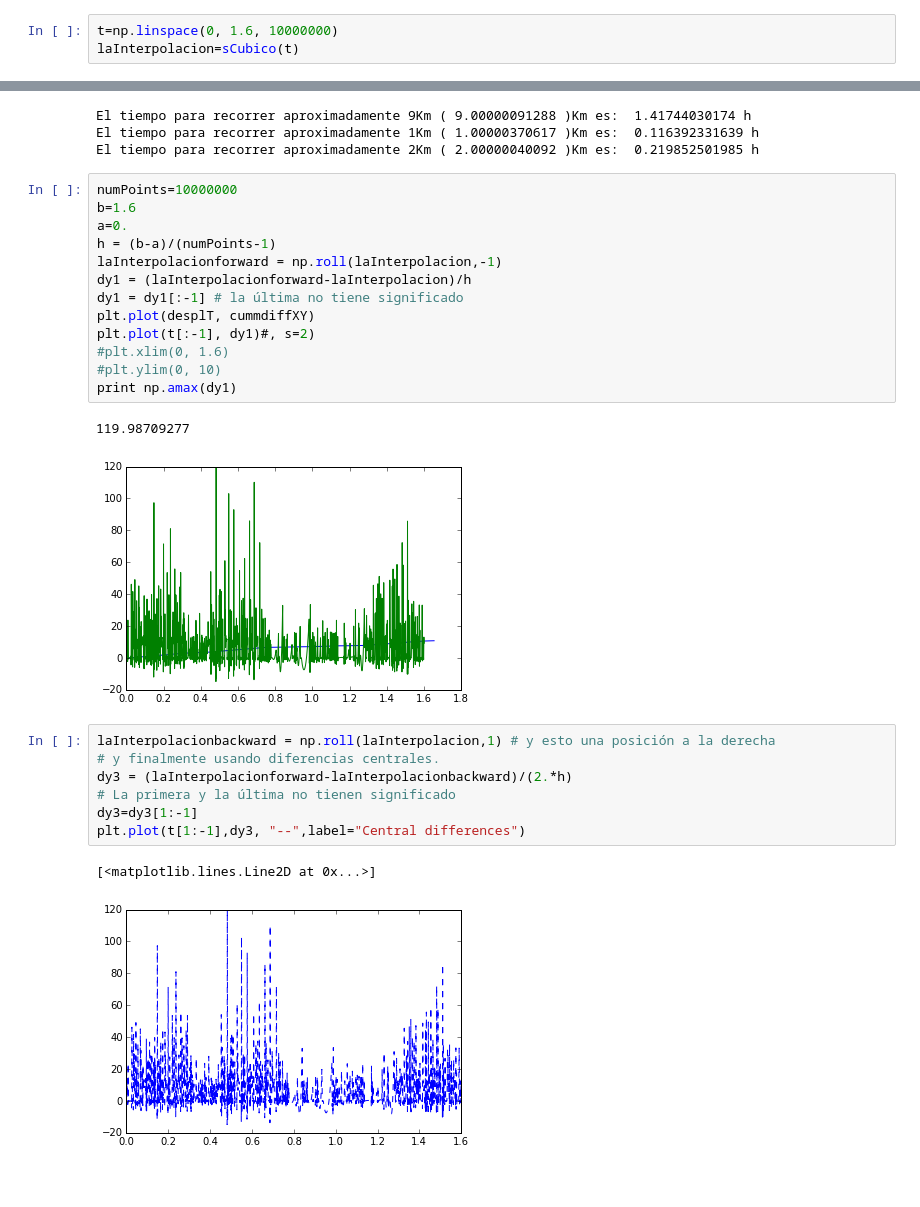
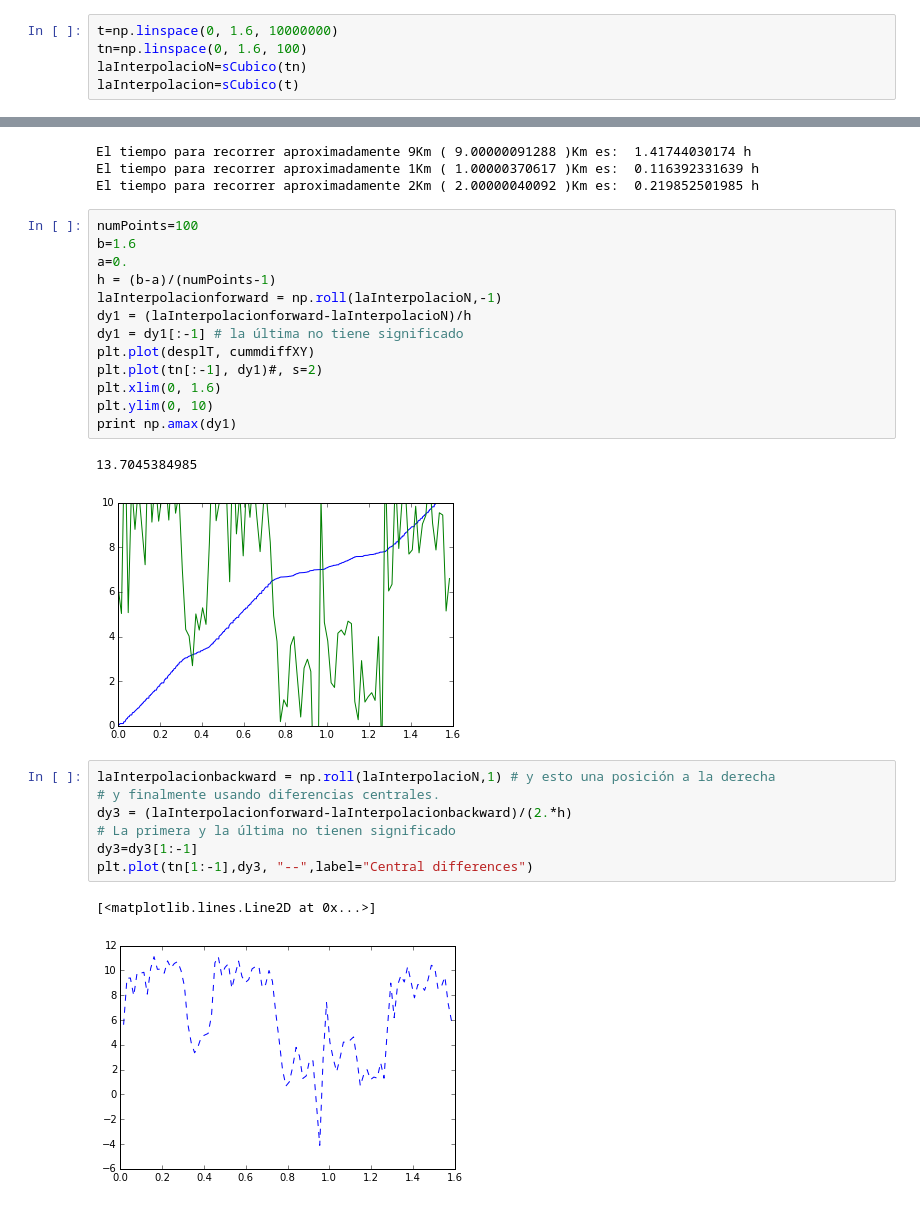
Before and after one commit to dforero0896/MC, a Jupyter notebook: Talleres/Taller6/Taller_6.ipynb, the cells around one changed output, grey strips where cells are left out. Drawn from its saved outputs; the diff is of its cells as text.

```diff
--- a/Talleres/Taller6/Taller_6.ipynb
+++ b/Talleres/Taller6/Taller_6.ipynb
@@ -84,6 +84,8 @@ La distancia total recorrida será entonces:  10.7776513037 Km
 sCubico=scipy.interpolate.interp1d(desplT, cummdiffXY, kind="cubic")
 # %%
 t=np.linspace(0, 1.6, 10000000)
+tn=np.linspace(0, 1.6, 100)
+laInterpolacioN=sCubico(tn)
 laInterpolacion=sCubico(t)
 # %%
 pos9=np.where(laInterpolacion>9)[0][0]
@@ -97,28 +99,28 @@ El tiempo para recorrer aproximadamente 9Km ( 9.00000091288 )Km es:  1.417440301
 El tiempo para recorrer aproximadamente 1Km ( 1.00000370617 )Km es:  0.116392331639 h
 El tiempo para recorrer aproximadamente 2Km ( 2.00000040092 )Km es:  0.219852501985 h
 # %%
-numPoints=10000000
+numPoints=100
 b=1.6
 a=0.
 h = (b-a)/(numPoints-1)
-laInterpolacionforward = np.roll(laInterpolacion,-1)
-dy1 = (laInterpolacionforward-laInterpolacion)/h
+laInterpolacionforward = np.roll(laInterpolacioN,-1)
+dy1 = (laInterpolacionforward-laInterpolacioN)/h
 dy1 = dy1[:-1] # la última no tiene significado
 plt.plot(desplT, cummdiffXY)
-plt.plot(t[:-1], dy1)#, s=2)
-#plt.xlim(0, 1.6)
-#plt.ylim(0, 10)
+plt.plot(tn[:-1], dy1)#, s=2)
+plt.xlim(0, 1.6)
+plt.ylim(0, 10)
 print np.amax(dy1)
 # %% [output]
-119.98709277
+13.7045384985
-[figure, old version]
+[figure, new version]
 # %%
-laInterpolacionbackward = np.roll(laInterpolacion,1) # y esto una posición a la derecha
+laInterpolacionbackward = np.roll(laInterpolacioN,1) # y esto una posición a la derecha
 # y finalmente usando diferencias centrales.
 dy3 = (laInterpolacionforward-laInterpolacionbackward)/(2.*h)
 # La primera y la última no tienen significado
 dy3=dy3[1:-1]
-plt.plot(t[1:-1],dy3, "--",label="Central differences")
+plt.plot(tn[1:-1],dy3, "--",label="Central differences")
 # %% [output]
 [<matplotlib.lines.Line2D at 0x...>]
-[figure, old version]
+[figure, new version]
```
Also changed, not shown: parts of 2 cells of this notebook.
